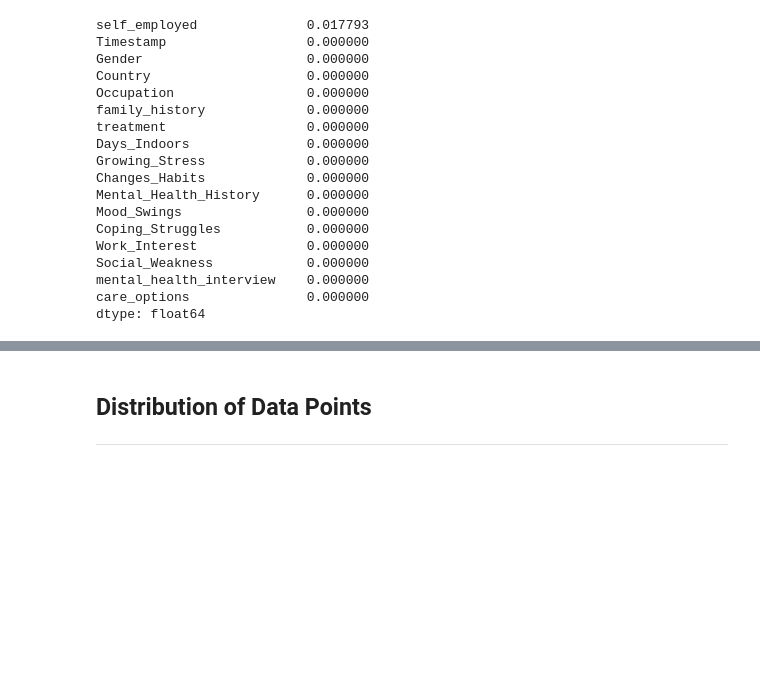
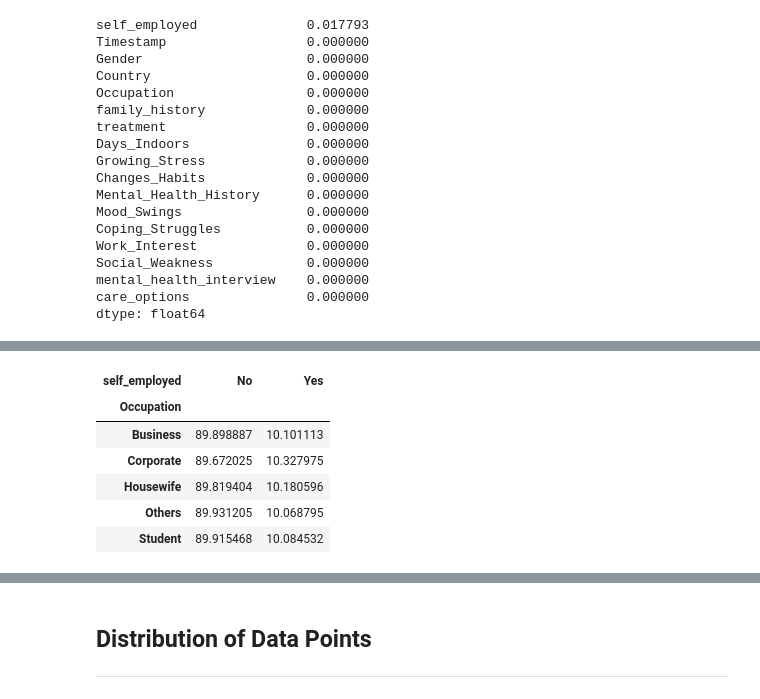
Before and after one commit to OmarAymanZaid/MentalHealth_RiskAssessment, a Jupyter notebook: notebooks/1_DataExploration.ipynb, the cells around one changed output, grey strips where cells are left out. Cells and saved outputs as stored; diff of their text form; code cells hidden in the pictures; blank space fills up the shorter version.

```diff
--- a/notebooks/1_DataExploration.ipynb
+++ b/notebooks/1_DataExploration.ipynb
@@ -210,0 +258,14 @@ dtype: float64
+# %%
+pd.crosstab(
+    known_se['Occupation'],
+    known_se['self_employed'],
+    normalize='index'
+) * 100
+# %% [output]
+| self_employed | No | Yes |
+| Occupation |  |  |
+| Business | 89.898887 | 10.101113 |
+| Corporate | 89.672025 | 10.327975 |
+| Housewife | 89.819404 | 10.180596 |
+| Others | 89.931205 | 10.068795 |
+| Student | 89.915468 | 10.084532 |
```
Also changed, not shown: parts of 9 cells of this notebook.
